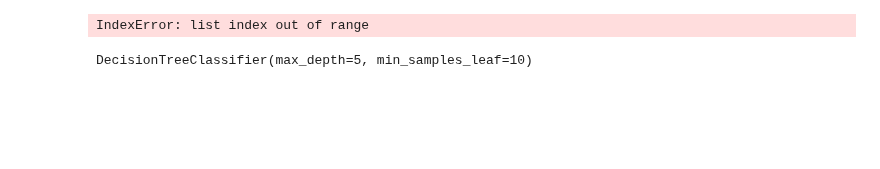
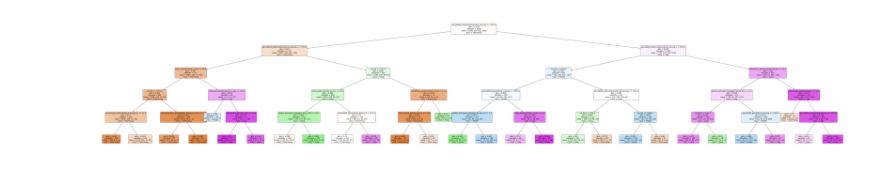
Before and after one commit to BramblePie/FlaskReact, a Jupyter notebook: flask-backend/desiciontreewoz.ipynb, the cells around one changed output. Cells and saved outputs as stored; diff of their text form; code cells hidden in the pictures; blank space fills up the shorter version.

```diff
--- a/flask-backend/desiciontreewoz.ipynb
+++ b/flask-backend/desiciontreewoz.ipynb
@@ -189,15 +286,9 @@ TypeError: Expected sequence or array-like, got <class 'sklearn.tree._classes.De
 # %%
-from io import StringIO
-dot_data = StringIO()
-export_graphviz(clf, out_file=dot_data,
-                filled=True, rounded=True,
-                special_characters=True,class_names=['lage gemidelde woz','hoge gemmidelde woz'] ,feature_names = feature_cols)
-graph = pydotplus.graph_from_dot_data(dot_data.getvalue())
-graph.write_png('dtree.png')
-Image(graph.create_png())
+# from io import StringIO
+# dot_data = StringIO()
+# export_graphviz(clf, out_file=dot_data,
+#                 filled=True, rounded=True,
+#                 special_characters=True,class_names=['lage gemidelde woz','hoge gemmidelde woz'] ,feature_names = feature_cols)
+# graph = pydotplus.graph_from_dot_data(dot_data.getvalue())
+# graph.write_png('dtree.png')
+# Image(graph.create_png())
-# %% [output]
-IndexError: list index out of range
-# %%
-clf
-# %% [output]
-DecisionTreeClassifier(max_depth=5, min_samples_leaf=10)
@@ -203,0 +299,11 @@ DecisionTreeClassifier(max_depth=5, min_samples_leaf=10)
+# %%
+plt.figure(figsize=(110,20))
+a = plot_tree(clf,
+              feature_names=feature_cols,
+              class_names=['Heel-Hoog','Hoog','Middel','Laag'],
+              filled=True,
+              rounded=True,
+              fontsize=14)
+plt.savefig('foo.png')
+# %% [output]
+[figure, added]
```
Also changed, not shown: parts of 16 cells of this notebook, 1 other file.
